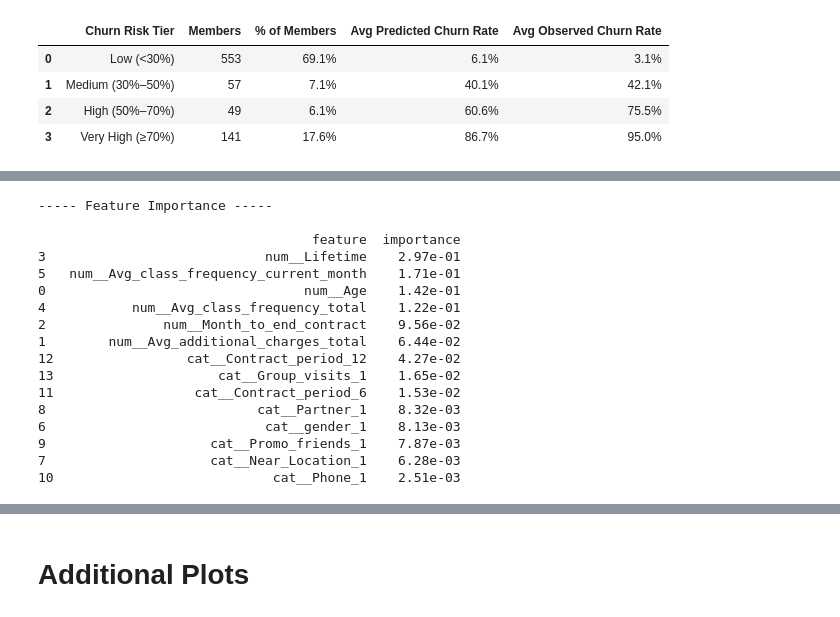
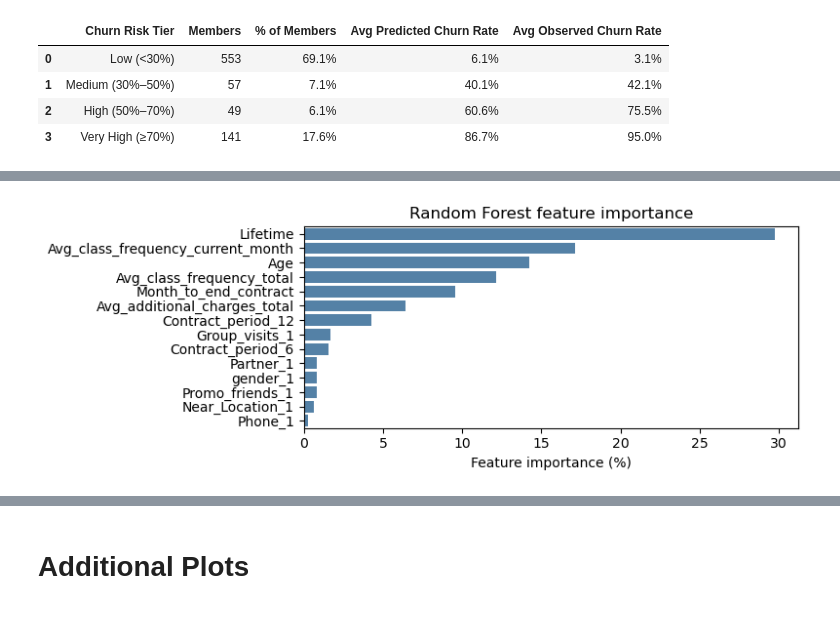
Before and after one commit to dbolotov/data_science_blog, a Jupyter notebook: gym_churn_analysis/gym_churn_analysis.ipynb, the cells around one changed output, grey strips where cells are left out. Drawn from its saved outputs; the diff is of its cells as text; code cells hidden in the pictures.

Commit message:
updated section on feature importance

```diff
--- a/gym_churn_analysis/gym_churn_analysis.ipynb
+++ b/gym_churn_analysis/gym_churn_analysis.ipynb
@@ -657,30 +674,26 @@ tier_summary_table
-# %%
-# Print normalized feature importances
-model = clf_pipeline.named_steps['model']
-encoded_feature_names = clf_pipeline.named_steps['pre'].get_feature_names_out()
-
-feat_importance_df = pd.DataFrame({
-    'feature': encoded_feature_names,
-    'importance': model.feature_importances_
-}).sort_values(by='importance', ascending=False)
-
-print("\n----- Feature Importance -----\n")
-print(feat_importance_df)
-# %% [output]
------ Feature Importance -----
-
-                                   feature  importance
-3                            num__Lifetime    2.97e-01
-5   num__Avg_class_frequency_current_month    1.71e-01
-0                                 num__Age    1.42e-01
-4           num__Avg_class_frequency_total    1.22e-01
-2               num__Month_to_end_contract    9.56e-02
-1        num__Avg_additional_charges_total    6.44e-02
-12                 cat__Contract_period_12    4.27e-02
-13                     cat__Group_visits_1    1.65e-02
-11                  cat__Contract_period_6    1.53e-02
-8                           cat__Partner_1    8.32e-03
-6                            cat__gender_1    8.13e-03
-9                     cat__Promo_friends_1    7.87e-03
-7                     cat__Near_Location_1    6.28e-03
-10                            cat__Phone_1    2.51e-03
+# %%
+# Plot feature importance
+model = clf_pipeline.named_steps["model"]
+feature_names = clf_pipeline.named_steps["pre"].get_feature_names_out()
+
+# Clean feature names for readability
+clean_names = [name.replace("num__", "").replace("cat__", "") for name in feature_names]
+
+fi = (pd.DataFrame({"feature": clean_names, "importance": model.feature_importances_})
+      .sort_values("importance", ascending=False))
+
+# Normalize to percent, add cumulative %
+fi["importance_pct"] = 100 * fi["importance"] / fi["importance"].sum()
+fi["cum_%"] = fi["importance_pct"].cumsum()
+
+plt.figure(figsize=(8, 3))
+sns.barplot(data=fi, y="feature", x="importance_pct", color="steelblue")
+plt.xlabel("Feature importance (%)")
+plt.ylabel("")
+plt.title("Random Forest feature importance")
+plt.tight_layout()
+plt.show()
+
+# print(fi)
+# %% [output]
+[figure, added]
```
Also changed, not shown: parts of 6 cells of this notebook.
